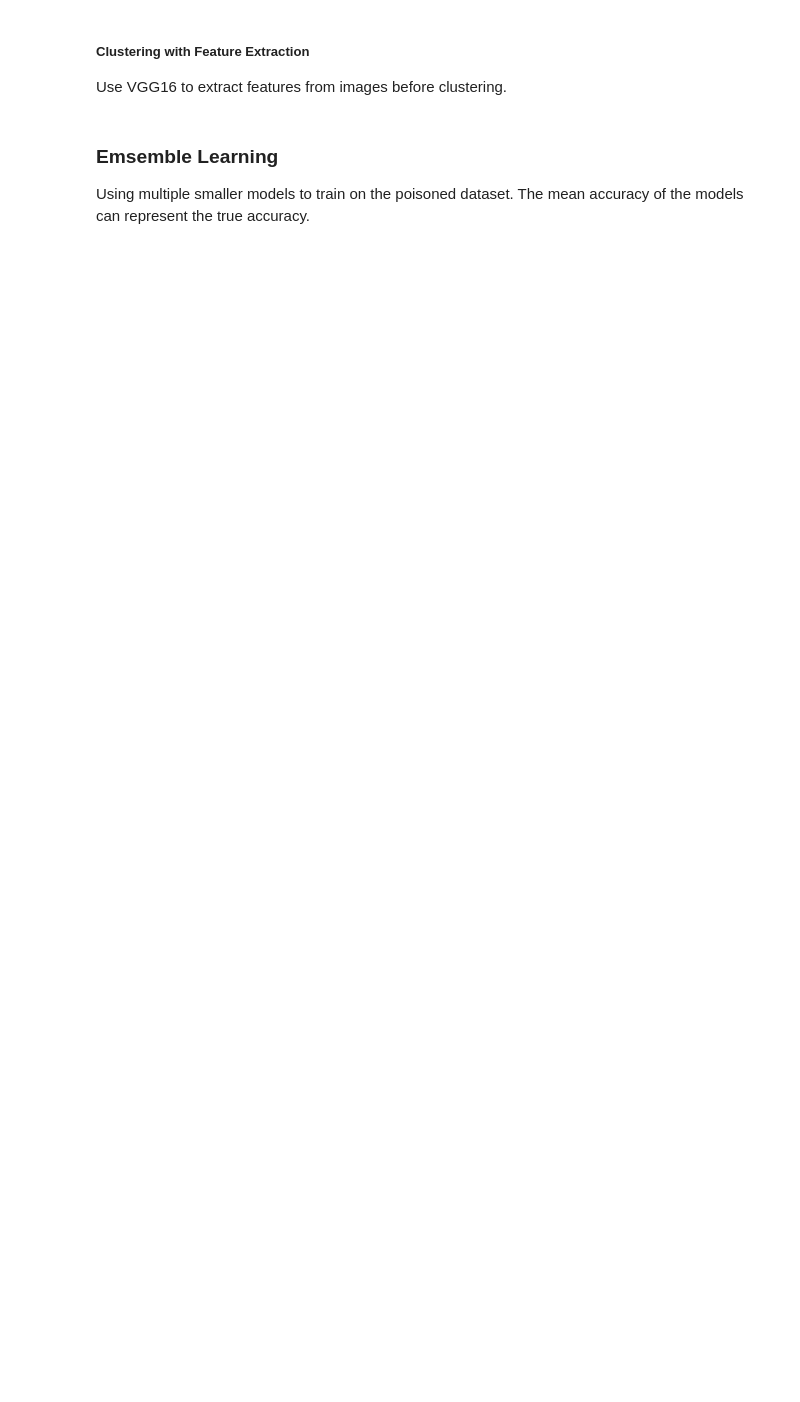
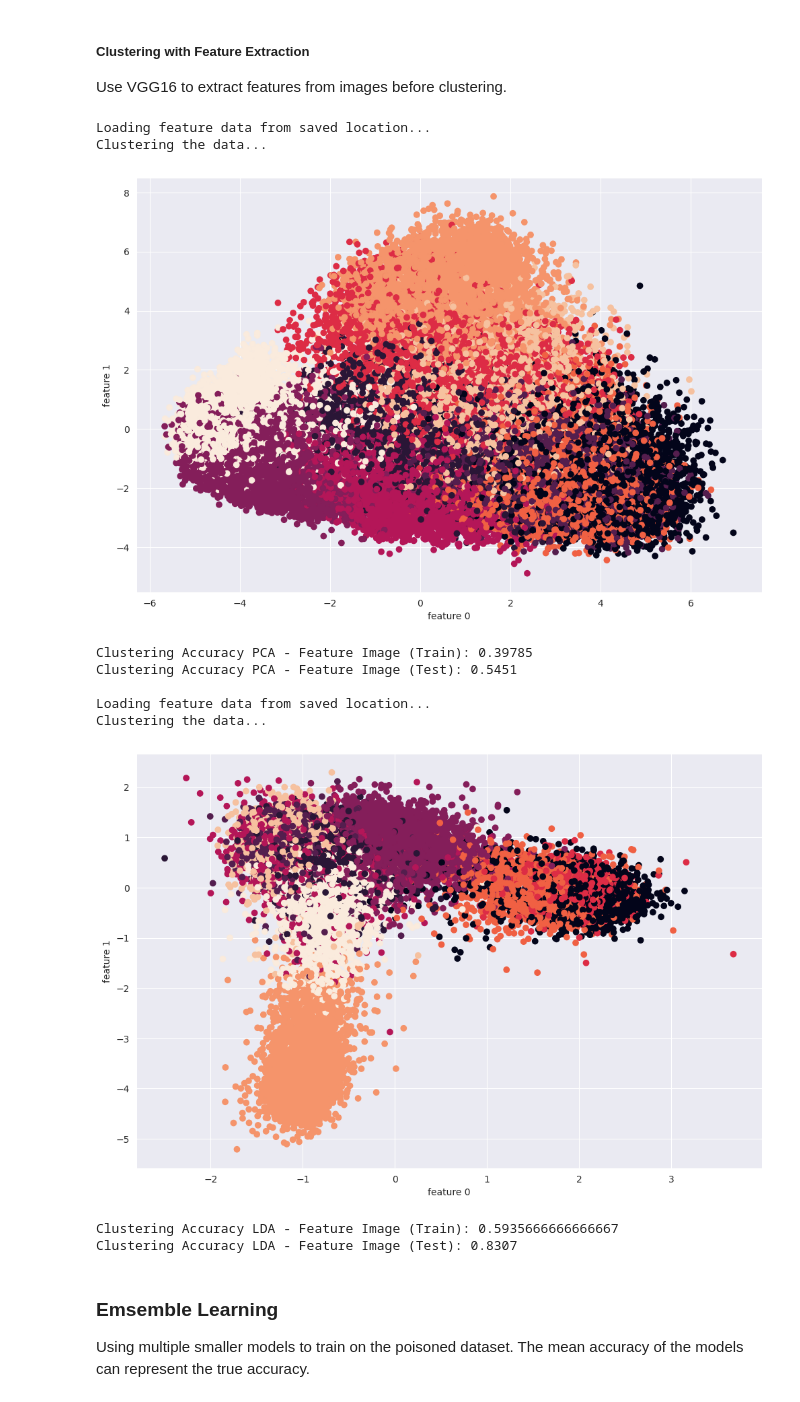
Before and after one commit to AkashRamakrishnan/DLProject, a Jupyter notebook: cnn_network.ipynb, the cells around one changed output. Drawn from its saved outputs; the diff is of its cells as text; code cells hidden in the pictures; blank space fills up the shorter version.

```diff
--- a/cnn_network.ipynb
+++ b/cnn_network.ipynb
@@ -368,6 +371,26 @@ train_benchmark
 # %% [markdown]
 ##### Clustering with Feature Extraction
 Use VGG16 to extract features from images before clustering.
+# %%
+cae_feature_pca, train_feature_benchmark_pca, test_feature_benchmark_pca = train_cluster(poisoned_full_trainloader, testloader, "feature", "pca", device, FEATURES_PATH, 10)
+print(f"Clustering Accuracy PCA - Feature Image (Train): {train_feature_benchmark_pca[1]['clustering_accuracy']}")
+print(f"Clustering Accuracy PCA - Feature Image (Test): {test_feature_benchmark_pca[1]['clustering_accuracy']}")
+print()
+cae_feature_lda, train_feature_benchmark_lda, test_feature_benchmark_lda = train_cluster(poisoned_full_trainloader, testloader, "feature", "lda", device, FEATURES_PATH, 10)
+print(f"Clustering Accuracy LDA - Feature Image (Train): {train_feature_benchmark_lda[1]['clustering_accuracy']}")
+print(f"Clustering Accuracy LDA - Feature Image (Test): {test_feature_benchmark_lda[1]['clustering_accuracy']}")
+# %% [output]
+Loading feature data from saved location...
+Clustering the data...
+[figure, added]
+Clustering Accuracy PCA - Feature Image (Train): 0.39785
+Clustering Accuracy PCA - Feature Image (Test): 0.5451
+
+Loading feature data from saved location...
+Clustering the data...
+[figure, added]
+Clustering Accuracy LDA - Feature Image (Train): 0.5935666666666667
+Clustering Accuracy LDA - Feature Image (Test): 0.8307
 # %% [markdown]
 ### Emsemble Learning
 Using multiple smaller models to train on the poisoned dataset. The mean accuracy of the models can represent the true accuracy.
```
Also changed, not shown: parts of 4 cells of this notebook, 3 other files.
